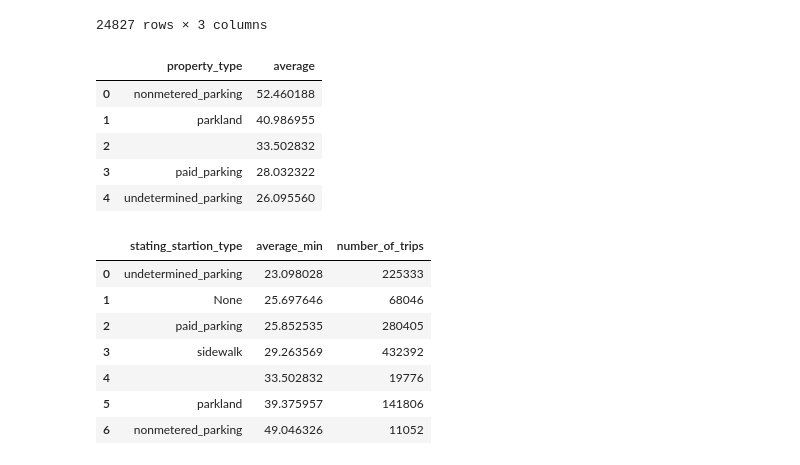
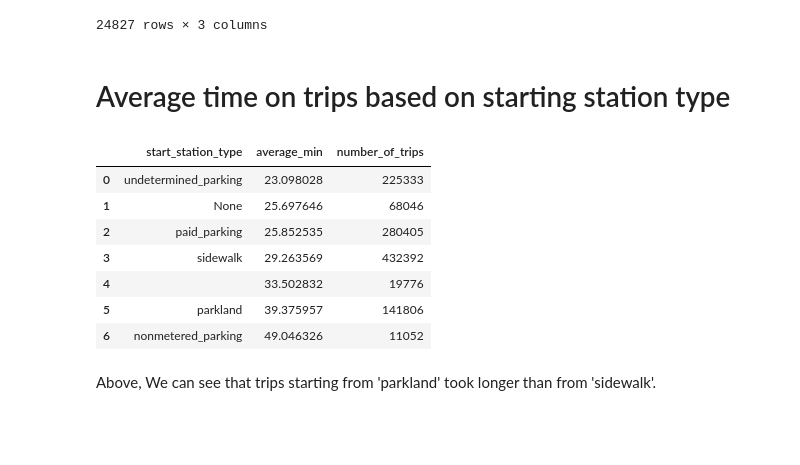
Before and after one commit to almsalahuddin/Data-Processing-and-Visualization, a Jupyter notebook: data_viz_bike_share.ipynb, the cells around one changed output. Saved outputs shown, nothing was run; the diff lists cells and outputs as text; code cells hidden in the pictures; blank space fills up the shorter version.

```diff
--- a/data_viz_bike_share.ipynb
+++ b/data_viz_bike_share.ipynb
@@ -184,41 +184,26 @@ Order BY number_of_trip_took_over_an_hour DESC
 | 24825 | 26th/Nueces | 48 | 0 |
 | 24826 | 26th/Nueces | 18 | 0 |
 24827 rows × 3 columns
-# %%
-%%bigquery --project data-viz-bike-share
-
-select b.property_type,avg(duration_minutes) as average from bigquery-public-data.austin_bikeshare.bikeshare_trips a
-inner join bigquery-public-data.austin_bikeshare.bikeshare_stations b
-on a.start_station_id = b.station_id
-where b.property_type != "sidewalk"
-group by b.property_type
-order by average desc
-limit 100
-# %% [output]
-|  | property_type | average |
-| 0 | nonmetered_parking | 52.460188 |
-| 1 | parkland | 40.986955 |
-| 2 |  | 33.502832 |
-| 3 | paid_parking | 28.032322 |
-| 4 | undetermined_parking | 26.095560 |
+# %% [markdown]
+# Average time on trips based on starting station type
 # %%
 %%bigquery --project data-viz-bike-share
 
 WITH t as(
 SELECT name, property_type
 FROM `bigquery-public-data.austin_bikeshare.bikeshare_stations`
 )
-SELECT t.property_type as stating_startion_type,
+SELECT t.property_type as start_station_type,
     AVG (trips.duration_minutes) as average_min,
     COUNT(*) as number_of_trips,
 FROM `bigquery-public-data.austin_bikeshare.bikeshare_trips` as trips
   JOIN t
   ON trips.start_station_name = t.name
 
 GROUP BY t.property_type
 ORDER by average_min
 # %% [output]
-|  | stating_startion_type | average_min | number_of_trips |
+|  | start_station_type | average_min | number_of_trips |
 | 0 | undetermined_parking | 23.098028 | 225333 |
 | 1 | None | 25.697646 | 68046 |
 | 2 | paid_parking | 25.852535 | 280405 |
@@ -226,3 +211,5 @@ ORDER by average_min
 | 4 |  | 33.502832 | 19776 |
 | 5 | parkland | 39.375957 | 141806 |
 | 6 | nonmetered_parking | 49.046326 | 11052 |
+# %% [markdown]
+Above, We can see that trips starting from 'parkland' took longer than from 'sidewalk'.
```
